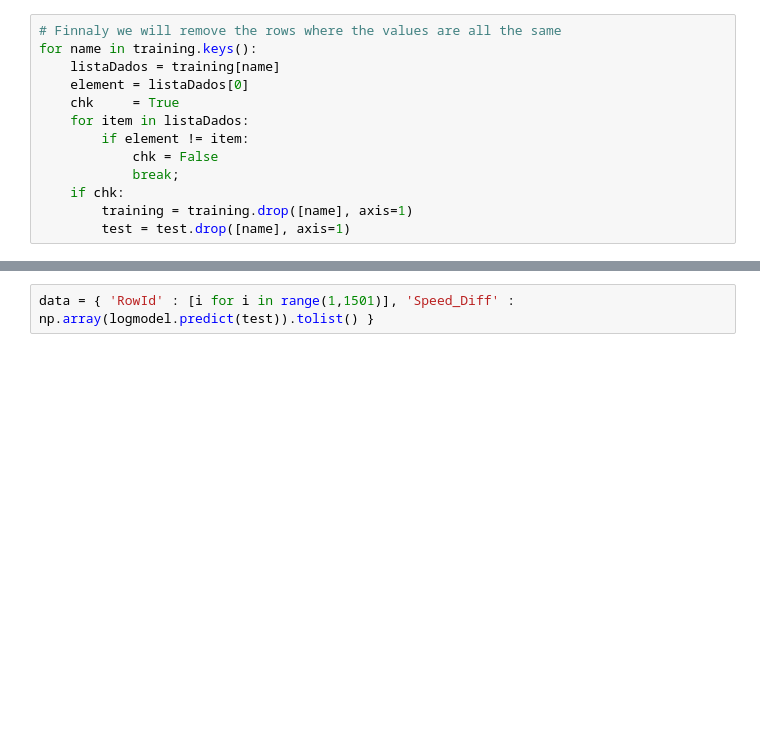
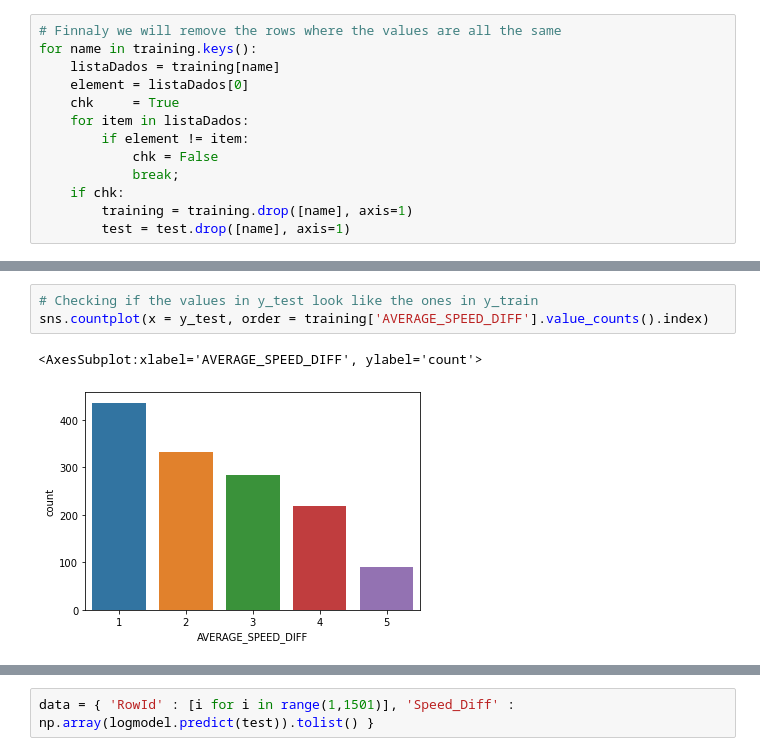
Before and after one commit to 154Nacho/DAA, a Jupyter notebook: tpDAA.ipynb, the cells around one changed output, grey strips where cells are left out. Drawn from its saved outputs; the diff is of its cells as text; blank space fills up the shorter version.

```diff
--- a/tpDAA.ipynb
+++ b/tpDAA.ipynb
@@ -211,0 +234,6 @@ X_train, X_test, y_train, y_test = train_test_split(X, y, test_size = 0.25, rand
+# %%
+# Checking if the values in y_test look like the ones in y_train
+sns.countplot(x = y_test, order = training['AVERAGE_SPEED_DIFF'].value_counts().index)
+# %% [output]
+<AxesSubplot:xlabel='AVERAGE_SPEED_DIFF', ylabel='count'>
+[figure, added]
```
Also changed, not shown: parts of 24 cells of this notebook, 2 other files.
